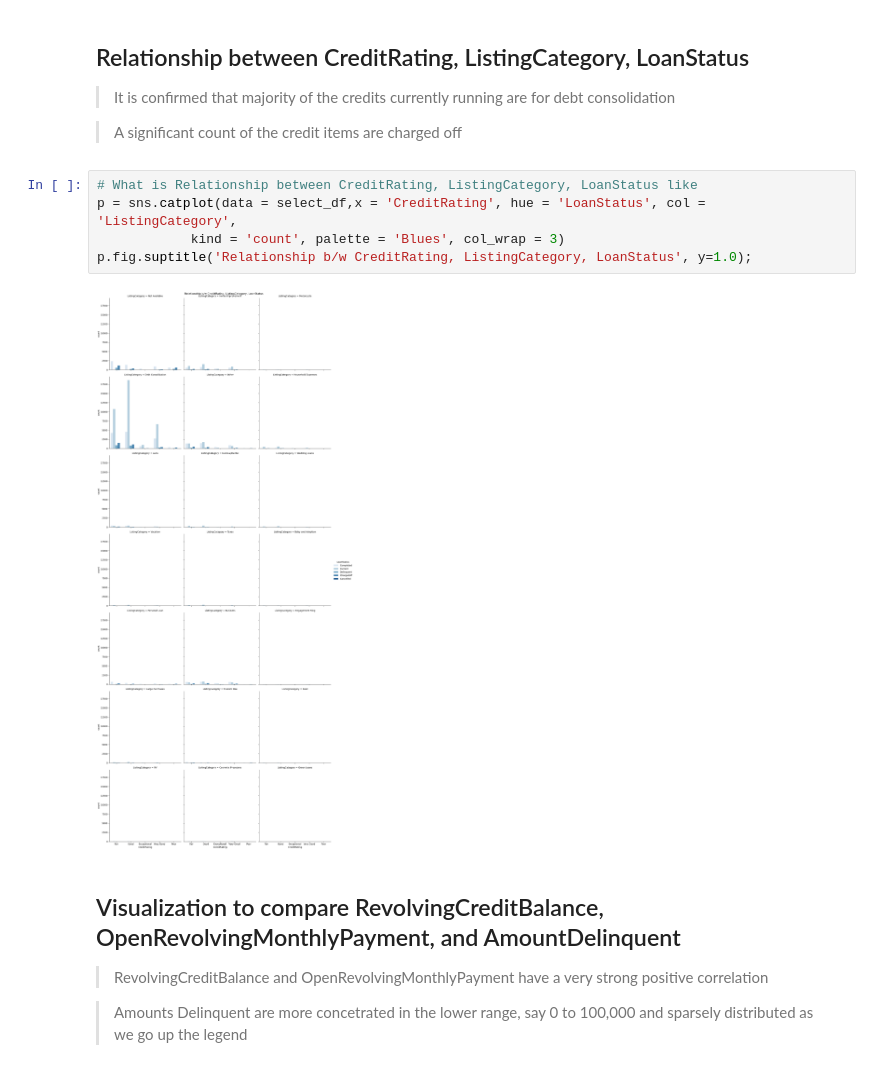
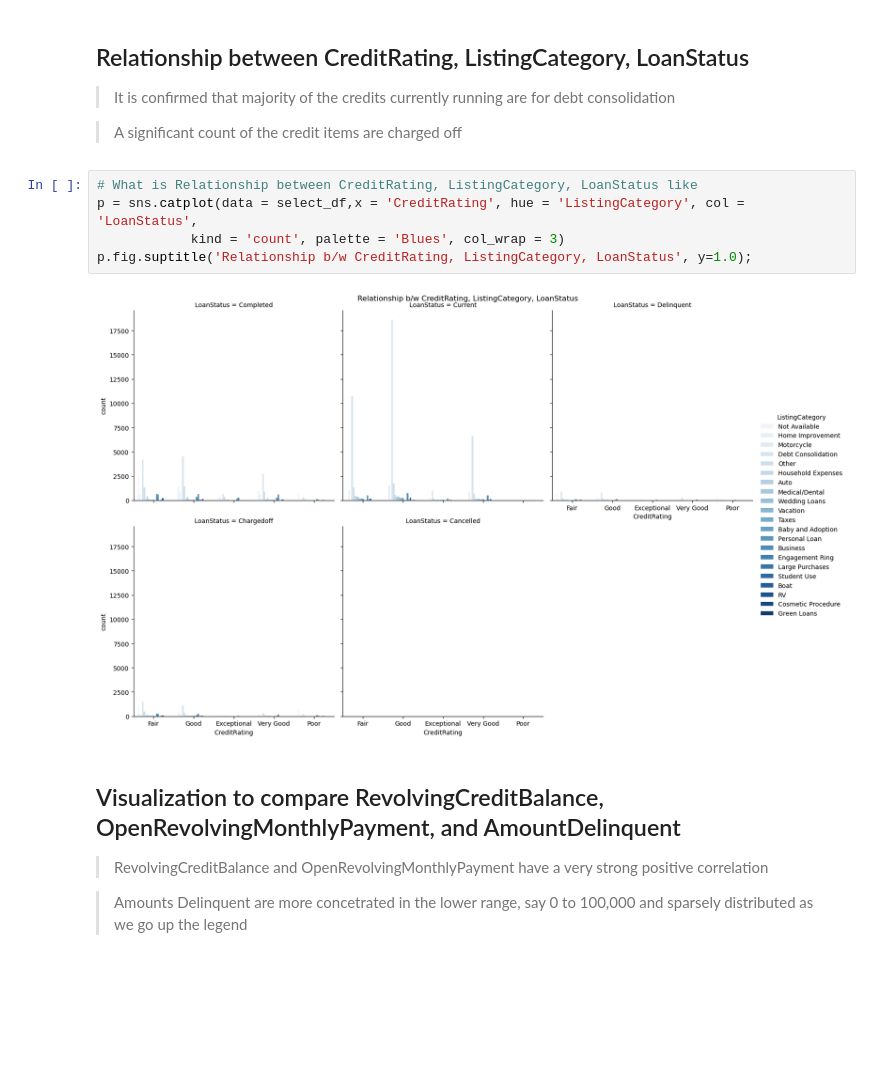
Before and after one commit to Chikadibia-E/Project_3-communicate-data-findings, a Jupyter notebook: Part_II_slide_deck_presentation.ipynb, the cells around one changed output. Saved outputs shown, nothing was run; the diff lists cells and outputs as text; blank space fills up the shorter version.

```diff
--- a/Part_II_slide_deck_presentation.ipynb
+++ b/Part_II_slide_deck_presentation.ipynb
@@ -177,11 +177,11 @@ plt.title('Comparison of Employment Status and Credit Rating');
 > A significant count of the credit items are charged off
 # %%
 # What is Relationship between CreditRating, ListingCategory, LoanStatus like
-p = sns.catplot(data = select_df,x = 'CreditRating', hue = 'LoanStatus', col = 'ListingCategory',
+p = sns.catplot(data = select_df,x = 'CreditRating', hue = 'ListingCategory', col = 'LoanStatus',
             kind = 'count', palette = 'Blues', col_wrap = 3)
 p.fig.suptitle('Relationship b/w CreditRating, ListingCategory, LoanStatus', y=1.0);
 # %% [output]
-[figure, old version]
+[figure, new version]
 # %% [markdown]
 ## Visualization to compare RevolvingCreditBalance, OpenRevolvingMonthlyPayment, and AmountDelinquent
 
```
Also changed, not shown: parts of 3 cells of this notebook, 1 other file.
